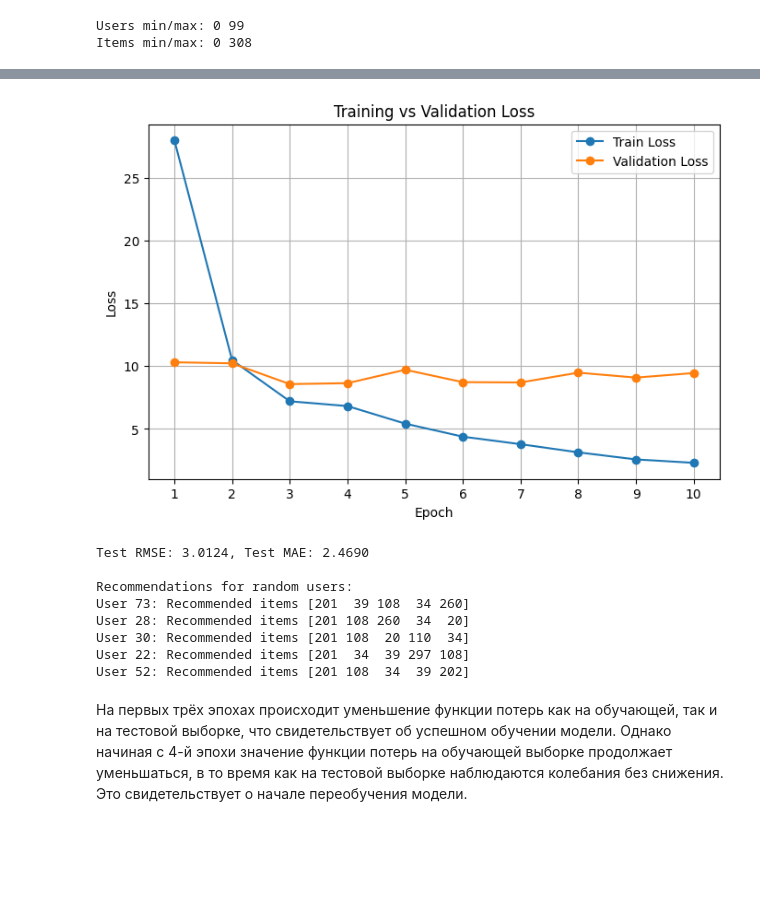
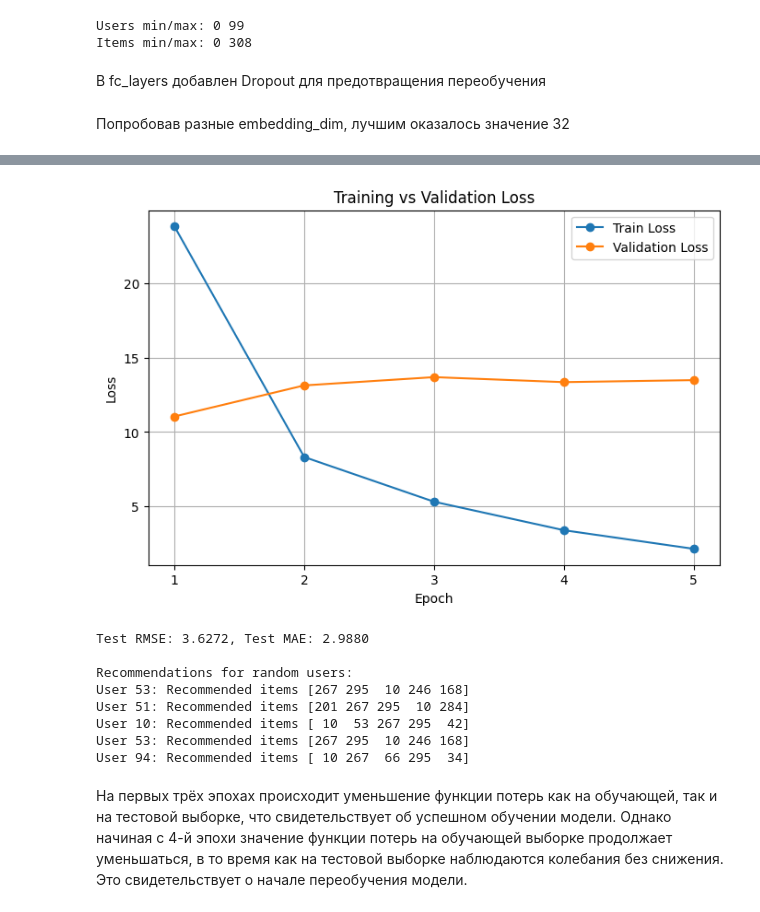
Before and after one commit to SergeyIztv/nn_lab1, a Jupyter notebook: Recommender_sys.ipynb, the cells around one changed output, grey strips where cells are left out. Saved outputs shown, nothing was run; the diff lists cells and outputs as text; code cells hidden in the pictures; blank space fills up the shorter version.

```diff
--- a/Recommender_sys.ipynb
+++ b/Recommender_sys.ipynb
@@ -129,6 +103,37 @@ class RecommenderNN(nn.Module):
 # Определяем количество пользователей и блюд
 num_users = df['user_id'].nunique()
 num_items = df['food_id'].nunique()
+# %% [markdown]
+В fc_layers добавлен Dropout для предотвращения переобучения
+# %%
+# Определяем нейросетевую модель для коллаборативной фильтрации
+class RecommenderNN(nn.Module):
+    def __init__(self, num_users, num_items, embedding_dim=32):
+        super(RecommenderNN, self).__init__()
+        # Эмбеддинги пользователей и фильмов
+        self.user_embedding = nn.Embedding(num_users, embedding_dim)
+        self.item_embedding = nn.Embedding(num_items, embedding_dim)
+
+        # Полносвязные слои для предсказания рейтинга
+        self.fc_layers = nn.Sequential(
+            nn.Linear(embedding_dim * 2, 128),
+            nn.ReLU(),
+            nn.Dropout(0.3),
+            nn.Linear(128, 64),
+            nn.ReLU(),
+            nn.Linear(64, 1)
+        )
+
+    def forward(self, user, item):
+        # Получаем эмбеддинги пользователя и фильма
+        user_emb = self.user_embedding(user)
+        item_emb = self.item_embedding(item)
+
+        # Объединяем эмбеддинги
+        x = torch.cat([user_emb, item_emb], dim=1)
+
+        # Пропускаем через полносвязные слои
+        return self.fc_layers(x).squeeze()
 # %%
 # Создаём датасеты и загрузчики данных
 dataset = RatingsDataset(df)
@@ -137,18 +142,20 @@ test_size = len(dataset) - train_size
 train_dataset, test_dataset = torch.utils.data.random_split(dataset, [train_size, test_size])
 train_loader = DataLoader(train_dataset, batch_size=64, shuffle=True)
 test_loader = DataLoader(test_dataset, batch_size=64)
+# %% [markdown]
+Попробовав разные embedding_dim, лучшим оказалось значение 32
 # %%
 # Инициализация модели
-model = RecommenderNN(num_users, num_items).to(device)
+model = RecommenderNN(num_users, num_items, 256).to(device)
 
 # Определяем функцию потерь (MSE) и оптимизатор (Adam)
 criterion = nn.MSELoss()
-optimizer = optim.Adam(model.parameters(), lr=0.005)
+optimizer = optim.Adam(model.parameters(), lr=0.005, weight_decay=1e-5)
 # %%
 train_losses = []
 val_losses = []
 
-for epoch in range(10):
+for epoch in range(5):
     model.train()
     total_train_loss = 0
 
@@ -245,12 +247,12 @@ Epoch 10: Train Loss=2.3047, Val Loss=9.4530
-[figure, old version]
+[figure, new version]
-Test RMSE: 3.0124, Test MAE: 2.4690
+Test RMSE: 3.6272, Test MAE: 2.9880
 
 Recommendations for random users:
-User 73: Recommended items [201  39 108  34 260]
-User 28: Recommended items [201 108 260  34  20]
-User 30: Recommended items [201 108  20 110  34]
-User 22: Recommended items [201  34  39 297 108]
-User 52: Recommended items [201 108  34  39 202]
+User 53: Recommended items [267 295  10 246 168]
+User 51: Recommended items [201 267 295  10 284]
+User 10: Recommended items [ 10  53 267 295  42]
+User 53: Recommended items [267 295  10 246 168]
+User 94: Recommended items [ 10 267  66 295  34]
 # %% [markdown]
 На первых трёх эпохах происходит уменьшение функции потерь как на обучающей, так и на тестовой выборке, что свидетельствует об успешном обучении модели.
 Однако начиная с 4-й эпохи значение функции потерь на обучающей выборке продолжает уменьшаться, в то время как на тестовой выборке наблюдаются колебания без снижения.
```
Also changed, not shown: parts of 3 cells of this notebook.
